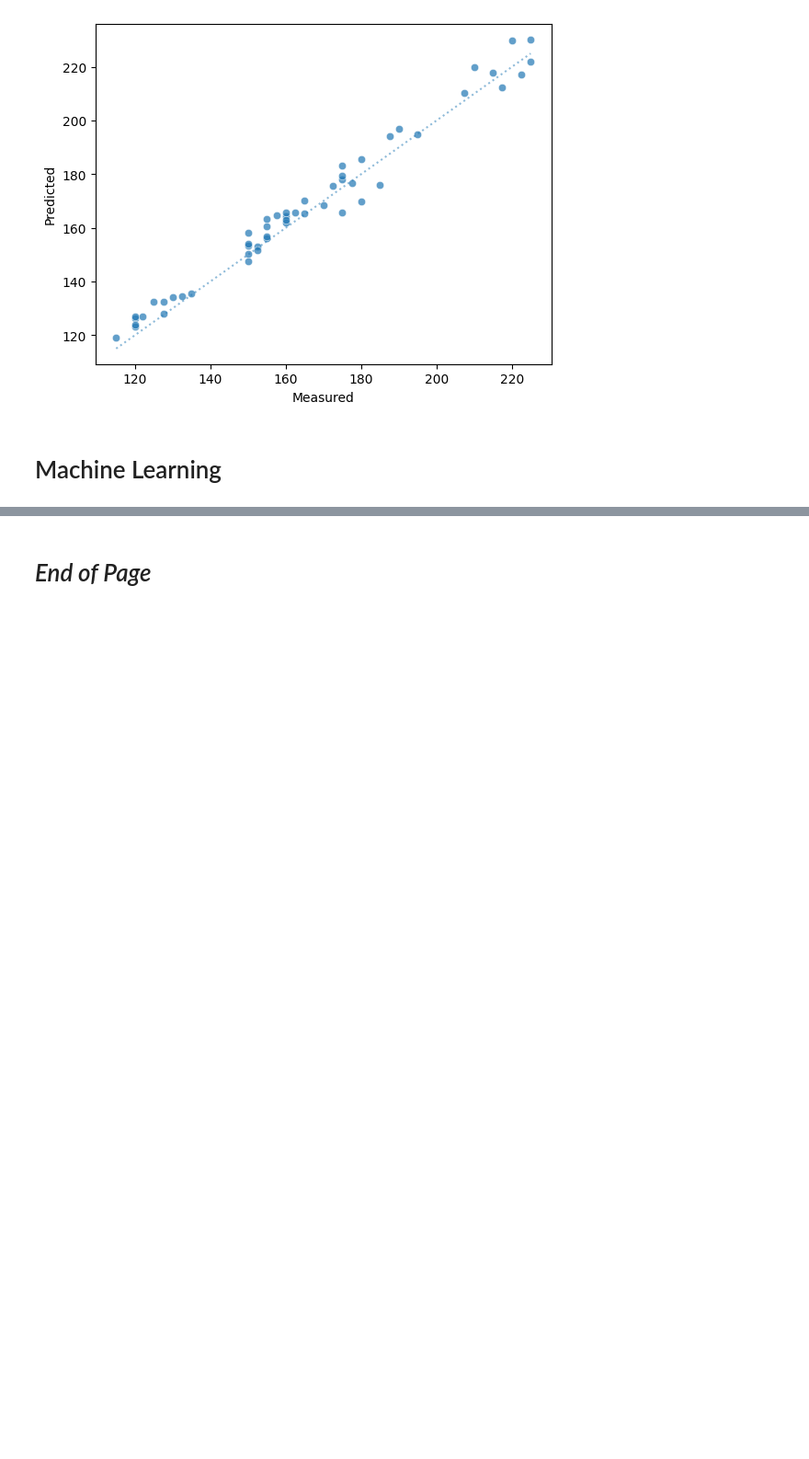
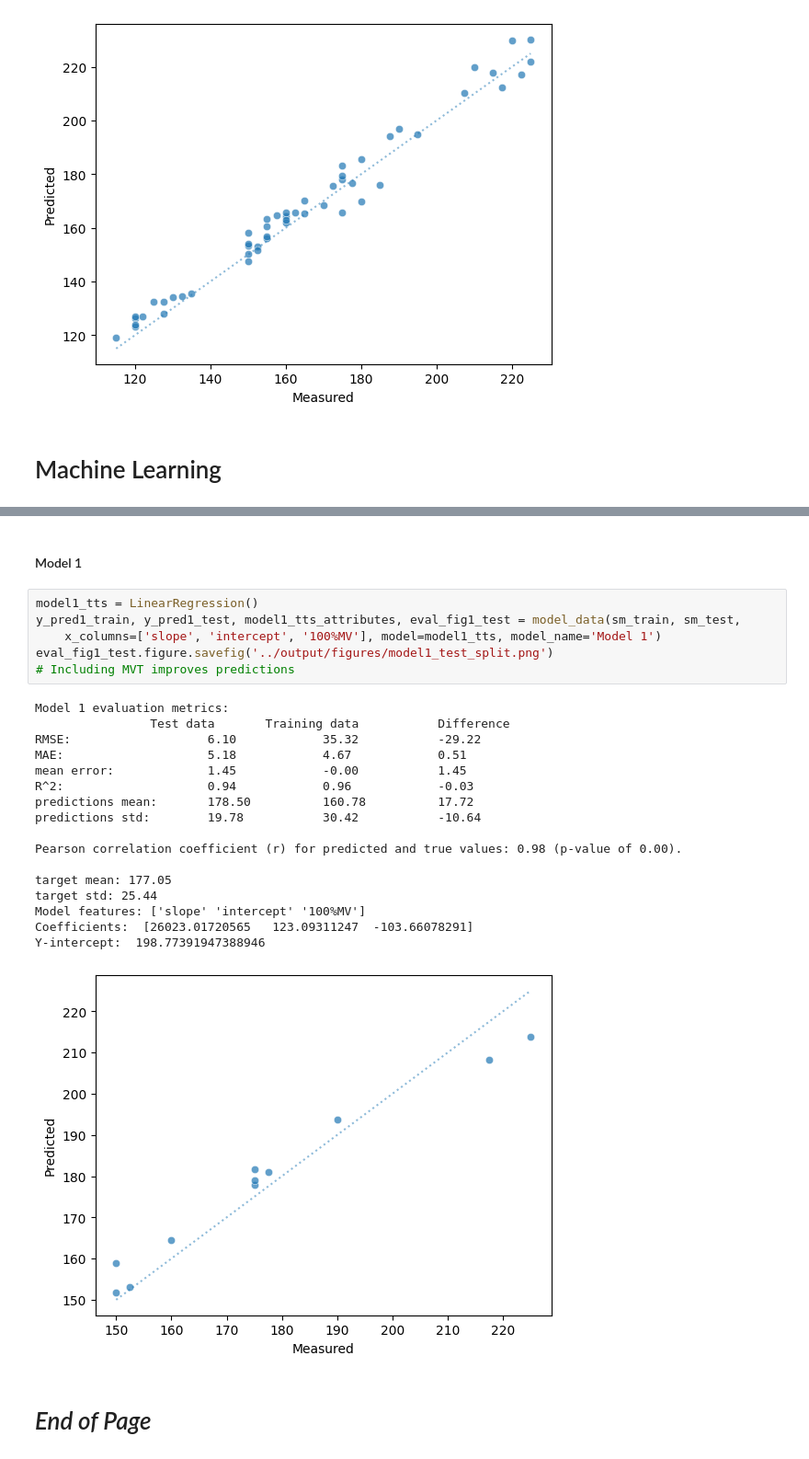
Before and after one commit to silvhua/lighthouse-capstone-project, a Jupyter notebook: notebooks/2022-11-20 EDA and linear regression.ipynb, the cells around one changed output, grey strips where cells are left out. Shown at 92% size. Drawn from its saved outputs; the diff is of its cells as text; blank space fills up the shorter version.

```diff
--- a/notebooks/2022-11-20 EDA and linear regression.ipynb
+++ b/notebooks/2022-11-20 EDA and linear regression.ipynb
@@ -1298,2 +1386,28 @@ Y-intercept:  -5.24122003653315
+# %% [markdown]
+#### Model 1
+# %%
+model1_tts = LinearRegression()
+y_pred1_train, y_pred1_test, model1_tts_attributes, eval_fig1_test = model_data(sm_train, sm_test,
+    x_columns=['slope', 'intercept', '100%MV'], model=model1_tts, model_name='Model 1')
+eval_fig1_test.figure.savefig('../output/figures/model1_test_split.png')
+# Including MVT improves predictions
+# %% [output]
+Model 1 evaluation metrics:
+                Test data       Training data           Difference
+RMSE:                   6.10            35.32           -29.22
+MAE:                    5.18            4.67            0.51
+mean error:             1.45            -0.00           1.45
+R^2:                    0.94            0.96            -0.03
+predictions mean:       178.50          160.78          17.72
+predictions std:        19.78           30.42           -10.64
+
+Pearson correlation coefficient (r) for predicted and true values: 0.98 (p-value of 0.00).
+
+target mean: 177.05
+target std: 25.44
+Model features: ['slope' 'intercept' '100%MV']
+Coefficients:  [26023.01720565   123.09311247  -103.66078291]
+Y-intercept:  198.77391947388946
+[figure, added]
 # %% [markdown]
 # *End of Page*
```
Also changed, not shown: parts of 17 cells of this notebook.
